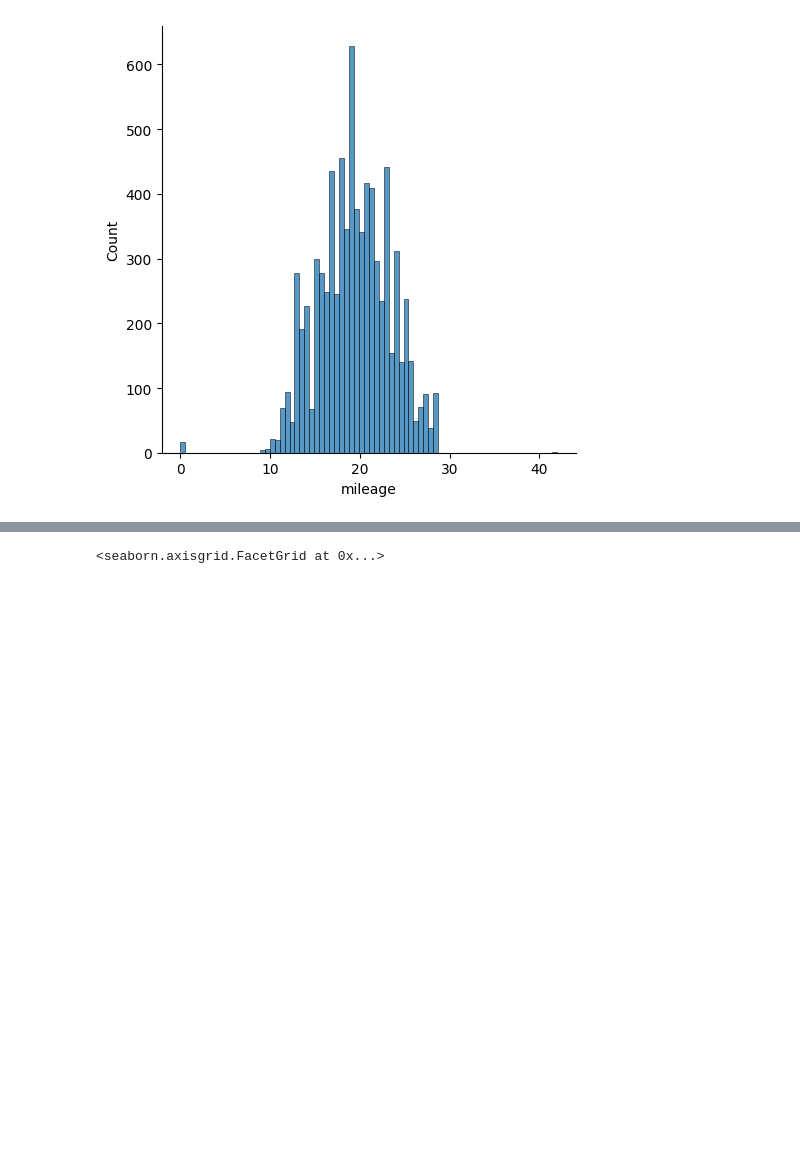
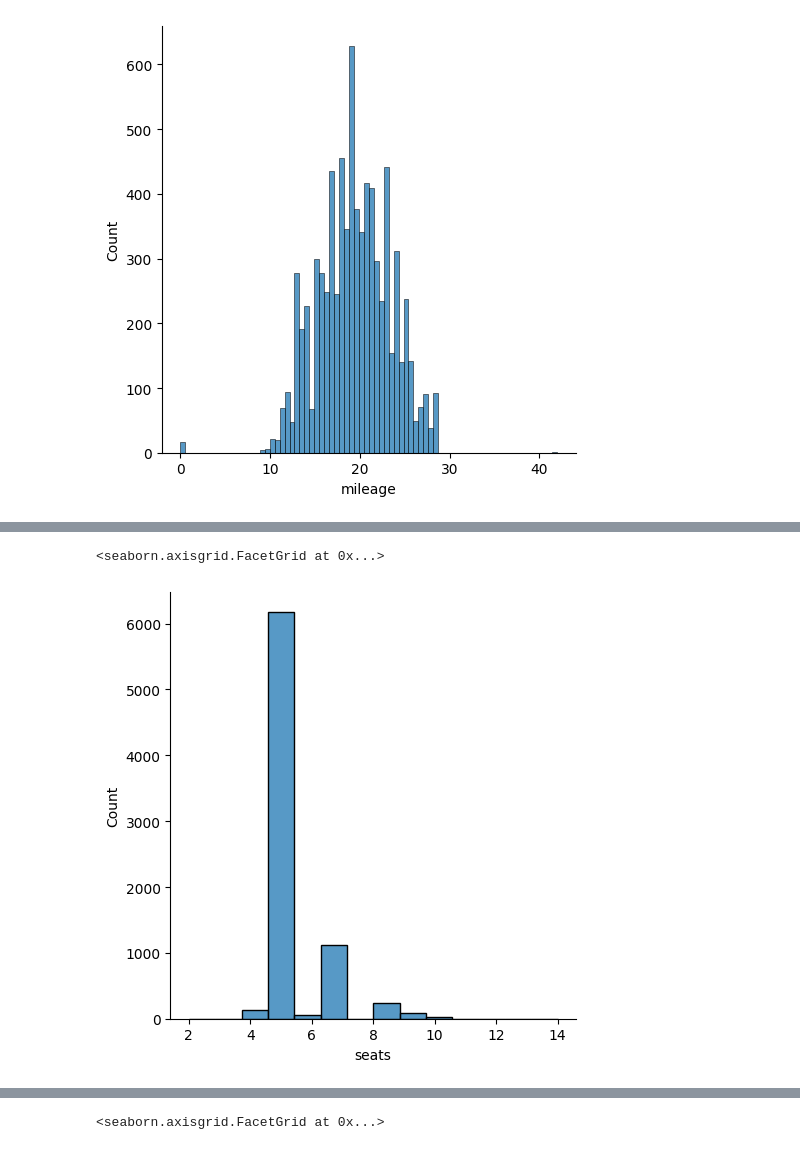
Before and after one commit to puskr99/car-price-prediction-ML, a Jupyter notebook: code/car-price-prediction.ipynb, the cells around one changed output, grey strips where cells are left out. Cells and saved outputs as stored; diff of their text form; code cells hidden in the pictures; blank space fills up the shorter version.

```diff
--- a/code/car-price-prediction.ipynb
+++ b/code/car-price-prediction.ipynb
@@ -264,0 +259,5 @@ sns.displot(data=df, x='mileage')
+# %%
+sns.displot(data=df, x='seats')
+# %% [output]
+<seaborn.axisgrid.FacetGrid at 0x...>
+[figure, added]
```
Also changed, not shown: parts of 34 cells of this notebook, 3 other files.
